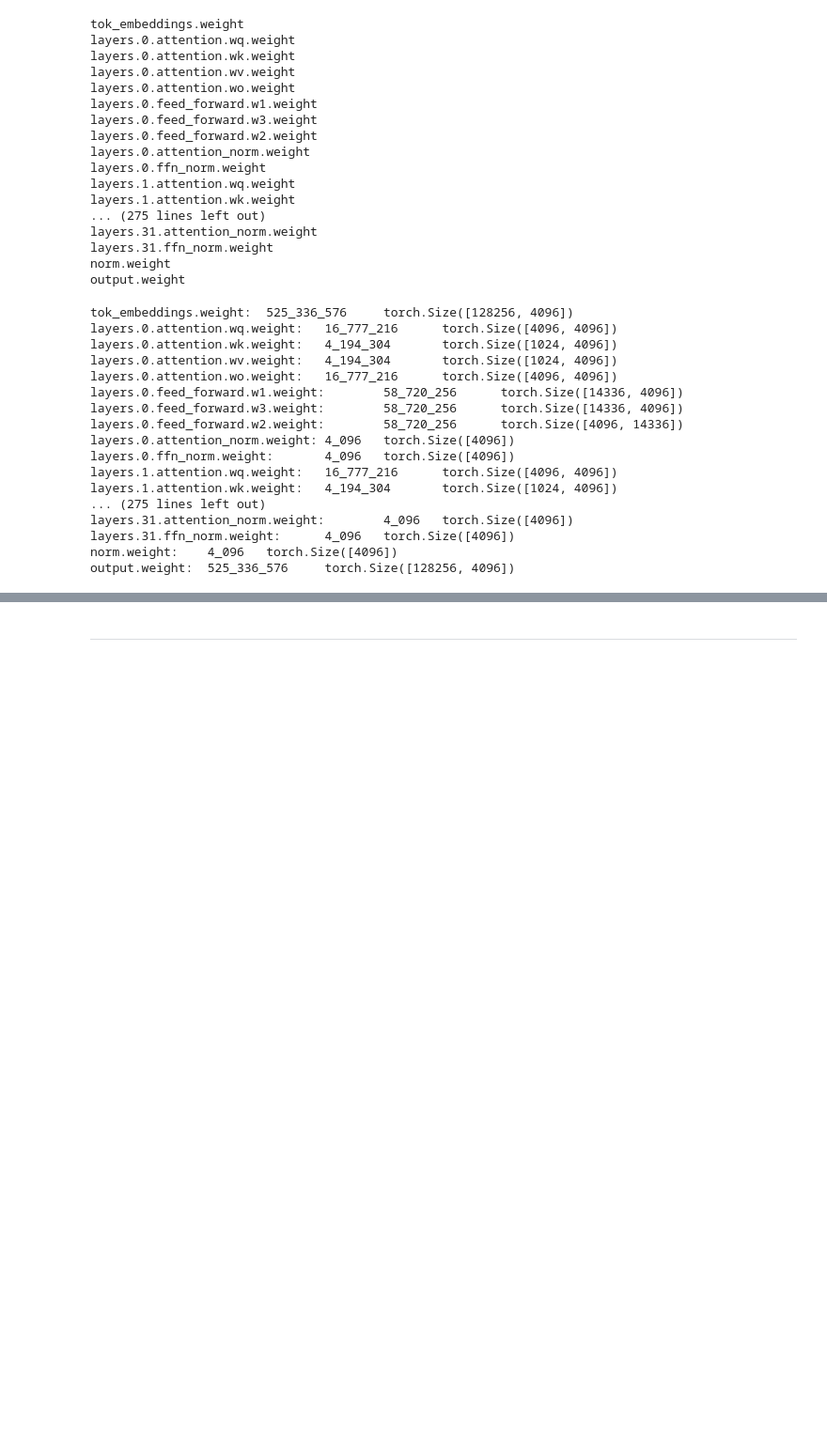
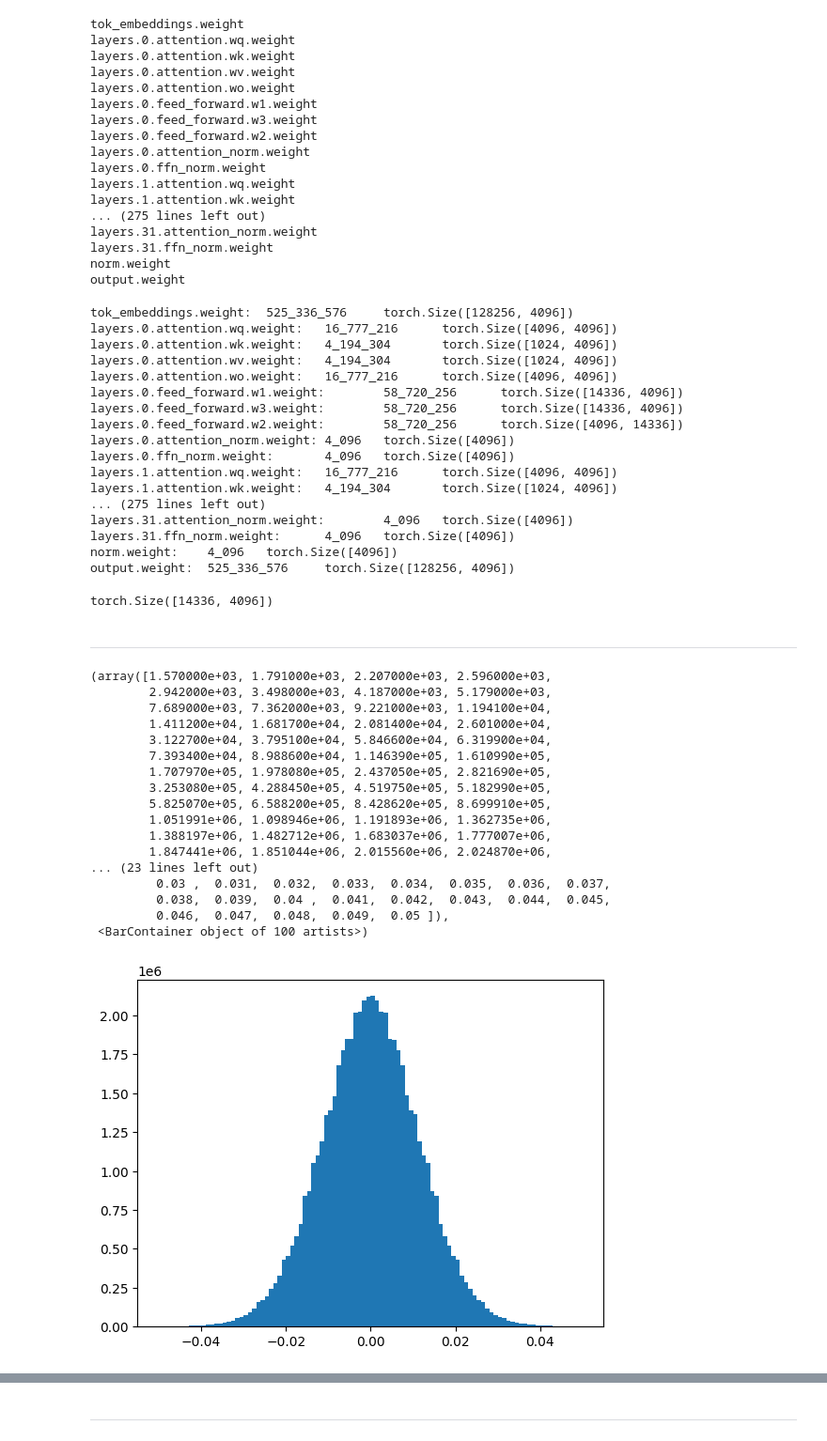
Before and after one commit to Creative-Emporium/llama33333333, a Jupyter notebook: test_weights.ipynb, the cells around one changed output, grey strips where cells are left out. Shown at 94% size. Drawn from its saved outputs; the diff is of its cells as text; code cells hidden in the pictures; blank space fills up the shorter version.

```diff
--- a/test_weights.ipynb
+++ b/test_weights.ipynb
@@ -62,3 +62,34 @@ layers.31.attention_norm.weight:        4_096   torch.Size([4096])
 layers.31.ffn_norm.weight:      4_096   torch.Size([4096])
 norm.weight:    4_096   torch.Size([4096])
 output.weight:  525_336_576     torch.Size([128256, 4096])
+# %%
+w10 = model_dict['layers.0.feed_forward.w1.weight']
+w10.shape
+# %% [output]
+torch.Size([14336, 4096])
+# %% [markdown]
+---
+# %%
+import matplotlib.pyplot as plt
+
+
+plt.hist(x=w10.flatten().float(), bins=100, range=(-0.05, 0.05))
+# %% [output]
+(array([1.570000e+03, 1.791000e+03, 2.207000e+03, 2.596000e+03,
+        2.942000e+03, 3.498000e+03, 4.187000e+03, 5.179000e+03,
+        7.689000e+03, 7.362000e+03, 9.221000e+03, 1.194100e+04,
+        1.411200e+04, 1.681700e+04, 2.081400e+04, 2.601000e+04,
+        3.122700e+04, 3.795100e+04, 5.846600e+04, 6.319900e+04,
+        7.393400e+04, 8.988600e+04, 1.146390e+05, 1.610990e+05,
+        1.707970e+05, 1.978080e+05, 2.437050e+05, 2.821690e+05,
+        3.253080e+05, 4.288450e+05, 4.519750e+05, 5.182990e+05,
+        5.825070e+05, 6.588200e+05, 8.428620e+05, 8.699910e+05,
+        1.051991e+06, 1.098946e+06, 1.191893e+06, 1.362735e+06,
+        1.388197e+06, 1.482712e+06, 1.683037e+06, 1.777007e+06,
+        1.847441e+06, 1.851044e+06, 2.015560e+06, 2.024870e+06,
+... (23 lines left out)
+         0.03 ,  0.031,  0.032,  0.033,  0.034,  0.035,  0.036,  0.037,
+         0.038,  0.039,  0.04 ,  0.041,  0.042,  0.043,  0.044,  0.045,
+         0.046,  0.047,  0.048,  0.049,  0.05 ]),
+ <BarContainer object of 100 artists>)
+[figure, added]
```
Also changed, not shown: parts of 9 cells of this notebook.
